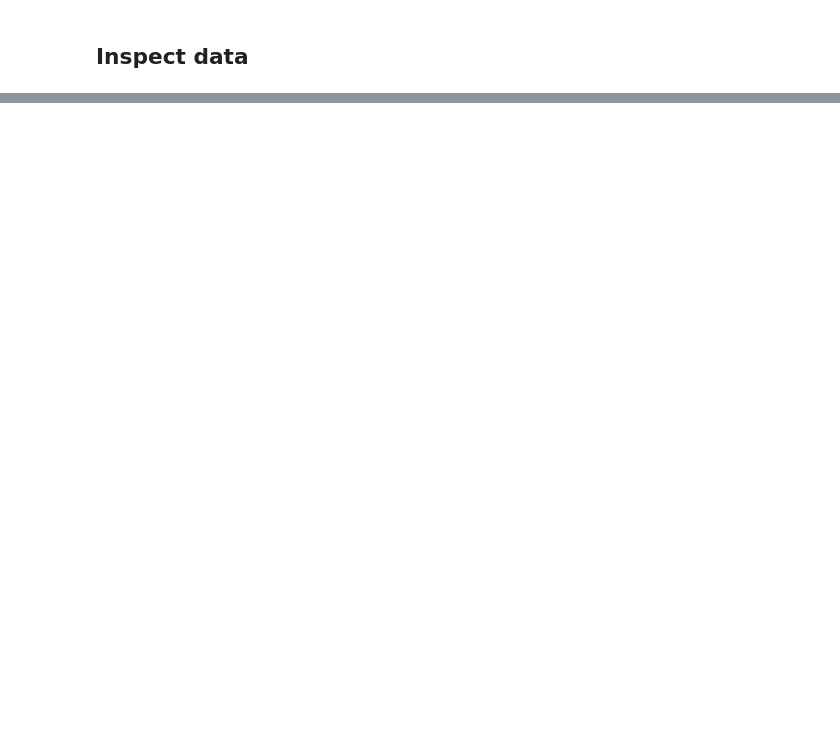
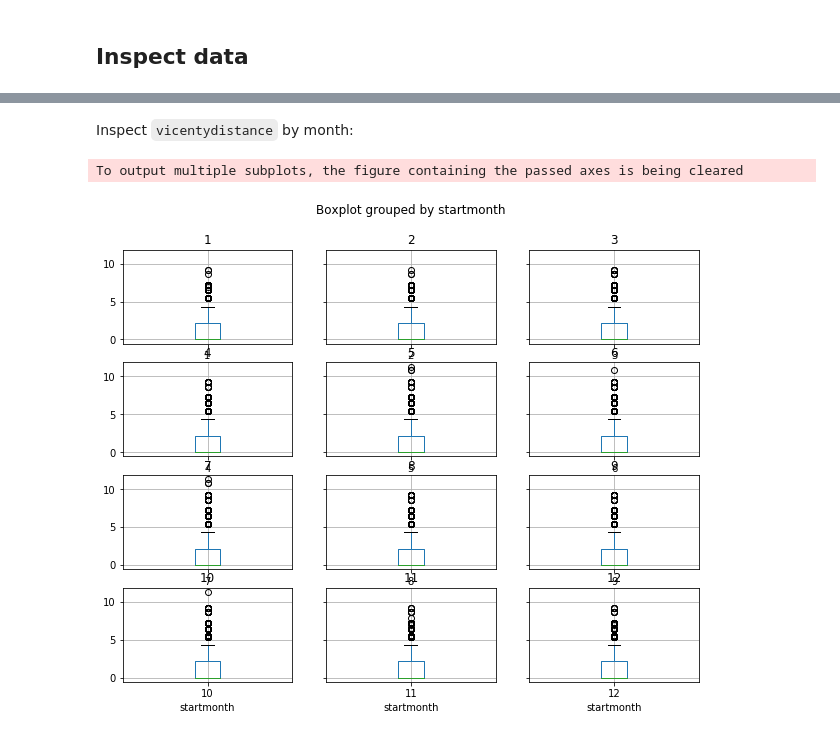
Before and after one commit to yslnam/mofo_bikes, a Jupyter notebook: notebooks/eda/citibike_preprocessed_eda.ipynb, the cells around one changed output, grey strips where cells are left out. Drawn from its saved outputs; the diff is of its cells as text; code cells hidden in the pictures; blank space fills up the shorter version.

```diff
--- a/notebooks/eda/citibike_preprocessed_eda.ipynb
+++ b/notebooks/eda/citibike_preprocessed_eda.ipynb
@@ -315,0 +424,14 @@ Create new feature, `uniquetripid`:
+# %% [markdown]
+Inspect `vicentydistance` by month:
+# %%
+#adjusted for ease of interpretation
+x=cb['vicentydistance'].sort_values(ascending=False).index
+y=cb['vicentydistance'].sort_values(ascending=False)
+
+fig, ax = plt.subplots(figsize=(10,8))
+plt.suptitle('')
+cb.groupby('startmonth').boxplot(column=['vicentydistance'], by='startmonth', ax=ax)
+plt.show()
+# %% [output]
+To output multiple subplots, the figure containing the passed axes is being cleared
+[figure, added]
```
Also changed, not shown: parts of 56 cells of this notebook.
